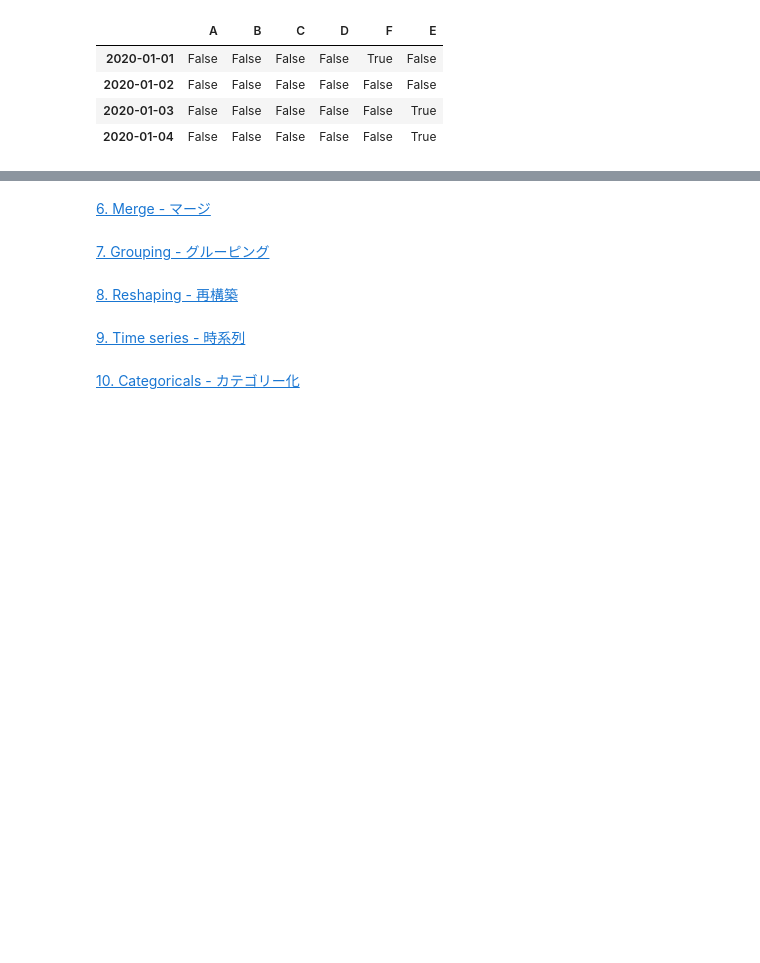
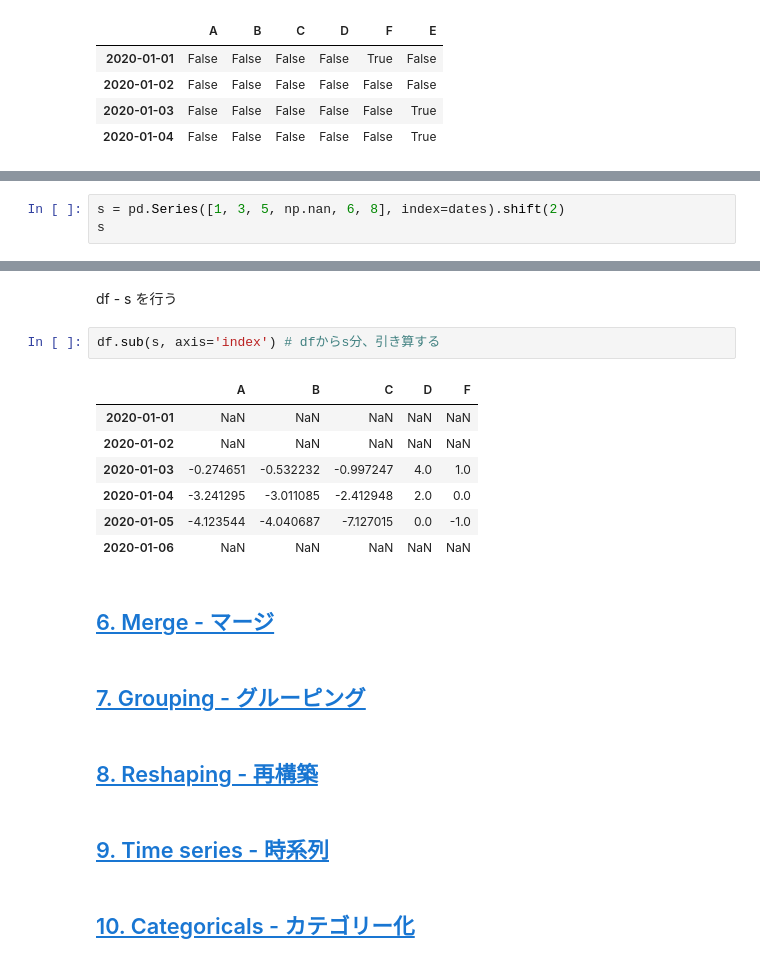
Before and after one commit to eda3/pandas, a Jupyter notebook: 10_minutes_to_pandas.ipynb, the cells around one changed output, grey strips where cells are left out. Drawn from its saved outputs; the diff is of its cells as text; blank space fills up the shorter version.

```diff
--- a/10_minutes_to_pandas.ipynb
+++ b/10_minutes_to_pandas.ipynb
@@ -626,0 +663,3 @@ pd.isna(df1)
+# %%
+s = pd.Series([1, 3, 5, np.nan, 6, 8], index=dates).shift(2)
+s
@@ -627,11 +684,23 @@ pd.isna(df1)
+# %% [markdown]
+df - s を行う
+# %%
+df.sub(s, axis='index') # dfからs分、引き算する
+# %% [output]
+|  | A | B | C | D | F |
+| 2020-01-01 | NaN | NaN | NaN | NaN | NaN |
+| 2020-01-02 | NaN | NaN | NaN | NaN | NaN |
+| 2020-01-03 | -0.274651 | -0.532232 | -0.997247 | 4.0 | 1.0 |
+| 2020-01-04 | -3.241295 | -3.011085 | -2.412948 | 2.0 | 0.0 |
+| 2020-01-05 | -4.123544 | -4.040687 | -7.127015 | 0.0 | -1.0 |
+| 2020-01-06 | NaN | NaN | NaN | NaN | NaN |
 # %% [markdown]
-[6. Merge - マージ](https://pandas.pydata.org/pandas-docs/stable/getting_started/10min.html#merge)
+## [6. Merge - マージ](https://pandas.pydata.org/pandas-docs/stable/getting_started/10min.html#merge)
 # %% [markdown]
-[7. Grouping - グルーピング](https://pandas.pydata.org/pandas-docs/stable/getting_started/10min.html#grouping)
+## [7. Grouping - グルーピング](https://pandas.pydata.org/pandas-docs/stable/getting_started/10min.html#grouping)
 # %% [markdown]
-[8. Reshaping - 再構築](https://pandas.pydata.org/pandas-docs/stable/getting_started/10min.html#reshaping)
+## [8. Reshaping - 再構築](https://pandas.pydata.org/pandas-docs/stable/getting_started/10min.html#reshaping)
 # %% [markdown]
-[9. Time series - 時系列](https://pandas.pydata.org/pandas-docs/stable/getting_started/10min.html#time-series)
+## [9. Time series - 時系列](https://pandas.pydata.org/pandas-docs/stable/getting_started/10min.html#time-series)
 # %% [markdown]
-[10. Categoricals - カテゴリー化](https://pandas.pydata.org/pandas-docs/stable/getting_started/10min.html#categoricals)
+## [10. Categoricals - カテゴリー化](https://pandas.pydata.org/pandas-docs/stable/getting_started/10min.html#categoricals)
 # %% [markdown]
```
Also changed, not shown: parts of 58 cells of this notebook.
